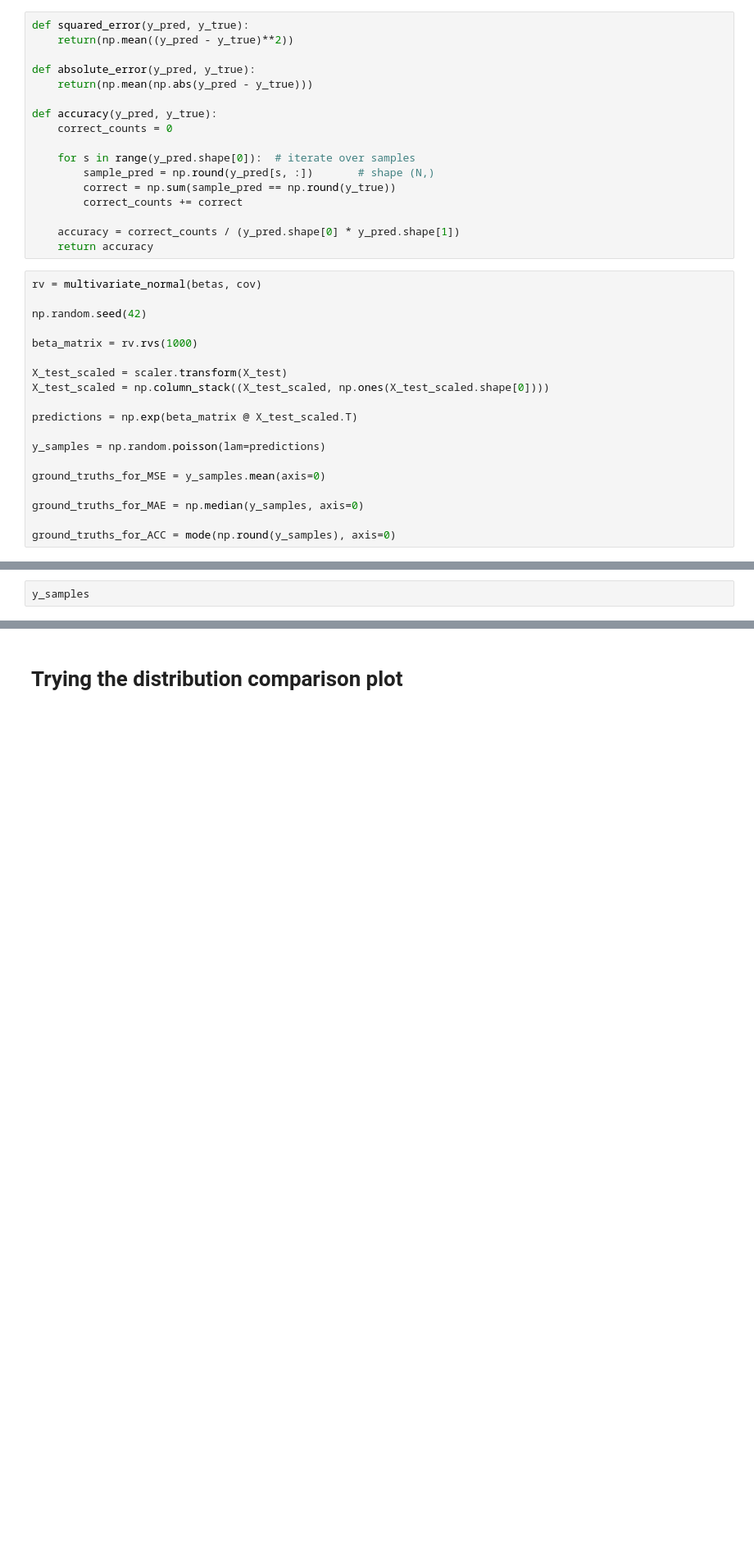
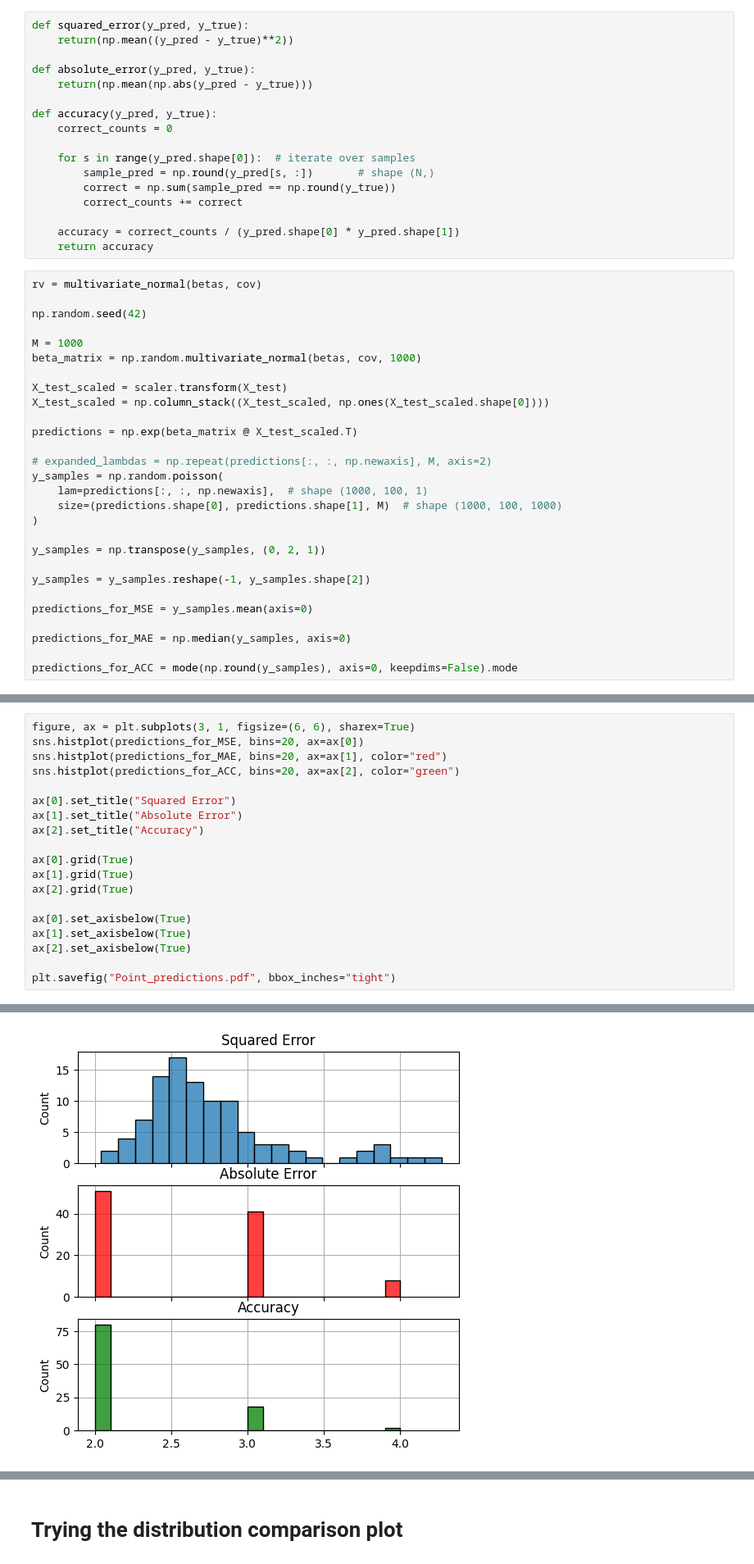
Before and after one commit to MatejVre/Bayesian_Inference, a Jupyter notebook: bayesian_inference.ipynb, the cells around one changed output, grey strips where cells are left out. Shown: that part at 82% size. Cells and saved outputs as stored; diff of their text form; blank space fills up the shorter version.

```diff
--- a/bayesian_inference.ipynb
+++ b/bayesian_inference.ipynb
@@ -303,18 +290,27 @@ rv = multivariate_normal(betas, cov)
 
 np.random.seed(42)
 
-beta_matrix = rv.rvs(1000)
+M = 1000
+beta_matrix = np.random.multivariate_normal(betas, cov, 1000)
 
 X_test_scaled = scaler.transform(X_test)
 X_test_scaled = np.column_stack((X_test_scaled, np.ones(X_test_scaled.shape[0])))
 
 predictions = np.exp(beta_matrix @ X_test_scaled.T)
 
-y_samples = np.random.poisson(lam=predictions)
+# expanded_lambdas = np.repeat(predictions[:, :, np.newaxis], M, axis=2)
+y_samples = np.random.poisson(
+    lam=predictions[:, :, np.newaxis],  # shape (1000, 100, 1)
+    size=(predictions.shape[0], predictions.shape[1], M)  # shape (1000, 100, 1000)
+)
 
-ground_truths_for_MSE = y_samples.mean(axis=0)
+y_samples = np.transpose(y_samples, (0, 2, 1))
 
-ground_truths_for_MAE = np.median(y_samples, axis=0)
+y_samples = y_samples.reshape(-1, y_samples.shape[2])
 
-ground_truths_for_ACC = mode(np.round(y_samples), axis=0)
+predictions_for_MSE = y_samples.mean(axis=0)
+
+predictions_for_MAE = np.median(y_samples, axis=0)
+
+predictions_for_ACC = mode(np.round(y_samples), axis=0, keepdims=False).mode
 # %%
@@ -328,3 +324,20 @@ np.float64(0.24432)
 # %%
-y_samples
+figure, ax = plt.subplots(3, 1, figsize=(6, 6), sharex=True)
+sns.histplot(predictions_for_MSE, bins=20, ax=ax[0])
+sns.histplot(predictions_for_MAE, bins=20, ax=ax[1], color="red")
+sns.histplot(predictions_for_ACC, bins=20, ax=ax[2], color="green")
+
+ax[0].set_title("Squared Error")
+ax[1].set_title("Absolute Error")
+ax[2].set_title("Accuracy")
+
+ax[0].grid(True)
+ax[1].grid(True)
+ax[2].grid(True)
+
+ax[0].set_axisbelow(True)
+ax[1].set_axisbelow(True)
+ax[2].set_axisbelow(True)
+
+plt.savefig("Point_predictions.pdf", bbox_inches="tight")
 # %% [output]
@@ -337,0 +344 @@ array([[4, 5, 3, ..., 1, 0, 0],
+[figure, added]
```
Also changed, not shown: parts of 12 cells of this notebook.
